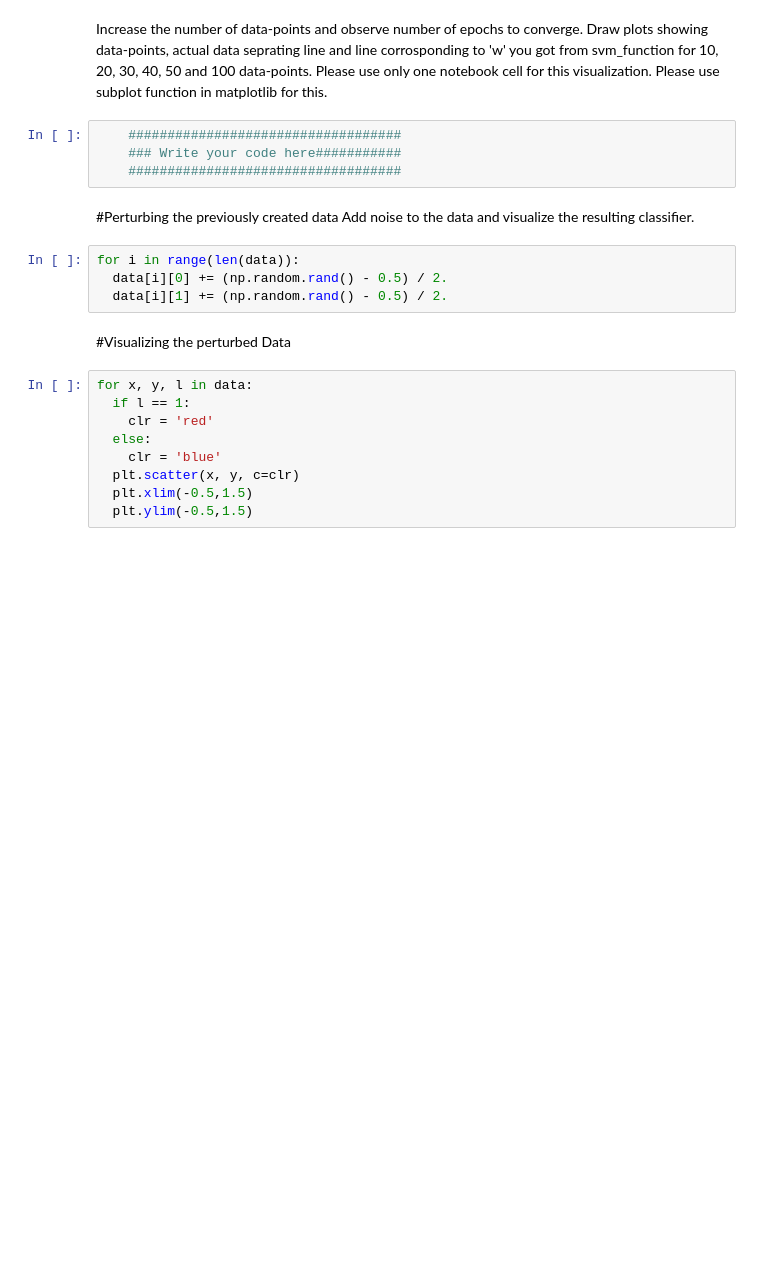
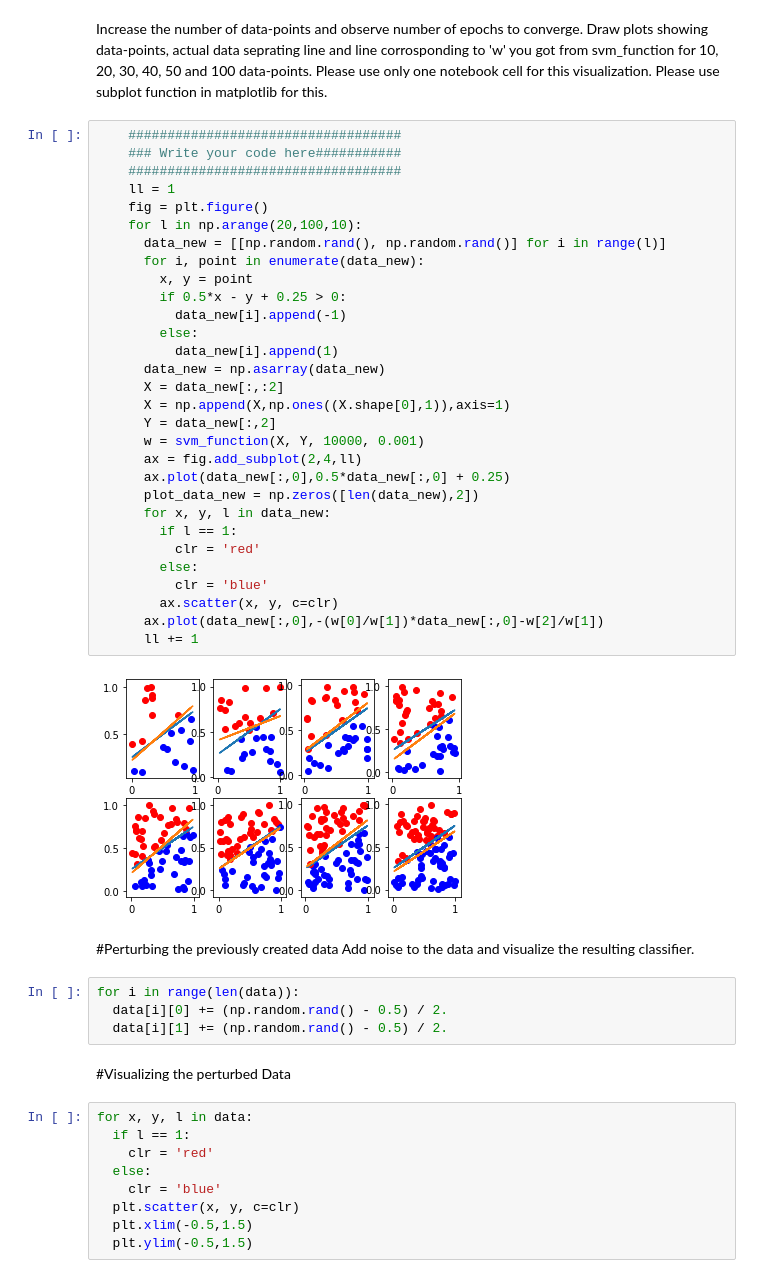
Before and after one commit to M-ark17/MachineLearning, a Jupyter notebook: Copy_of_ML_assignment1___ipynb.ipynb, the cells around one changed output. Cells and saved outputs as stored; diff of their text form; blank space fills up the shorter version.

```diff
--- a/Copy_of_ML_assignment1___ipynb.ipynb
+++ b/Copy_of_ML_assignment1___ipynb.ipynb
@@ -100,9 +86,37 @@ Write a code to draw a lines corrosponding to 'w' vector you got as output from
 # %% [markdown]
 Increase the number of data-points and observe number of epochs to converge. Draw plots showing data-points, actual data seprating line and line corrosponding to 'w' you got from svm_function for 10, 20, 30, 40, 50 and 100 data-points. Please use only one notebook cell for this visualization. Please use subplot function in matplotlib for this.
-# %%
-    ###################################
-    ### Write your code here###########
-    ###################################
+# %%
+    ###################################
+    ### Write your code here###########
+    ###################################
+    ll = 1
+    fig = plt.figure()
+    for l in np.arange(20,100,10):
+      data_new = [[np.random.rand(), np.random.rand()] for i in range(l)]
+      for i, point in enumerate(data_new):
+        x, y = point
+        if 0.5*x - y + 0.25 > 0:
+          data_new[i].append(-1)
+        else:
+          data_new[i].append(1)
+      data_new = np.asarray(data_new)
+      X = data_new[:,:2]
+      X = np.append(X,np.ones((X.shape[0],1)),axis=1)
+      Y = data_new[:,2]
+      w = svm_function(X, Y, 10000, 0.001)
+      ax = fig.add_subplot(2,4,ll)
+      ax.plot(data_new[:,0],0.5*data_new[:,0] + 0.25)
+      plot_data_new = np.zeros([len(data_new),2])
+      for x, y, l in data_new:
+        if l == 1:
+          clr = 'red'
+        else:
+          clr = 'blue'
+        ax.scatter(x, y, c=clr)
+      ax.plot(data_new[:,0],-(w[0]/w[1])*data_new[:,0]-w[2]/w[1])
+      ll += 1
+# %% [output]
+[figure, added]
 # %% [markdown]
 #Perturbing the previously created  data
 Add noise to the data and visualize the resulting classifier.
```
Also changed, not shown: parts of 19 cells of this notebook.
